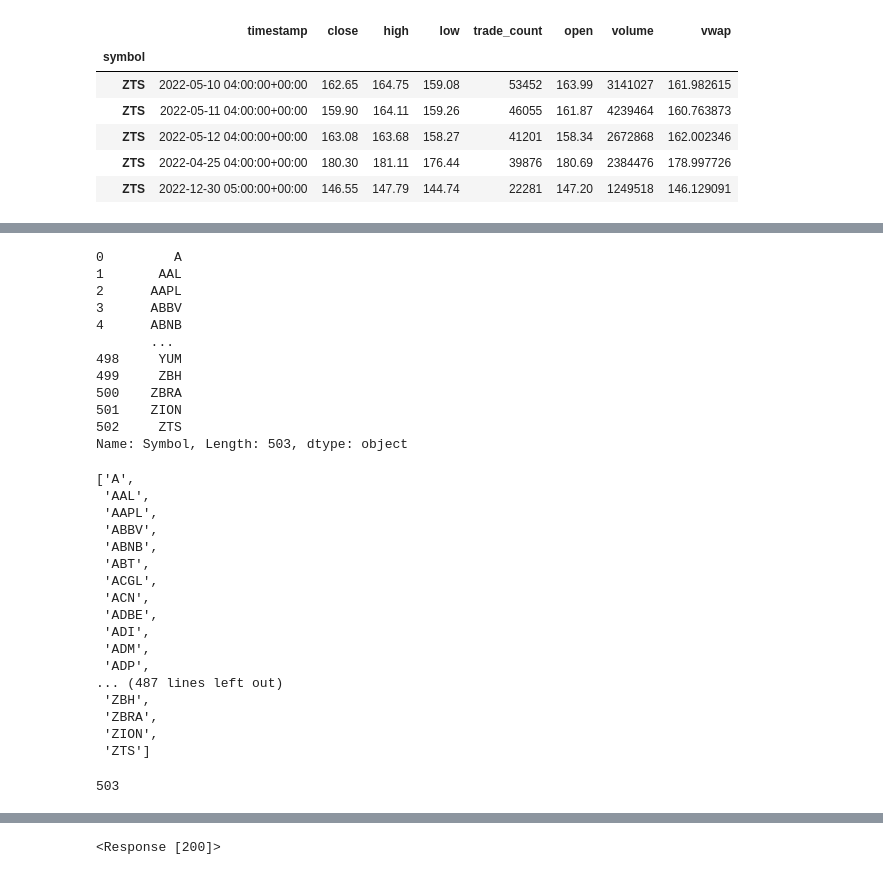
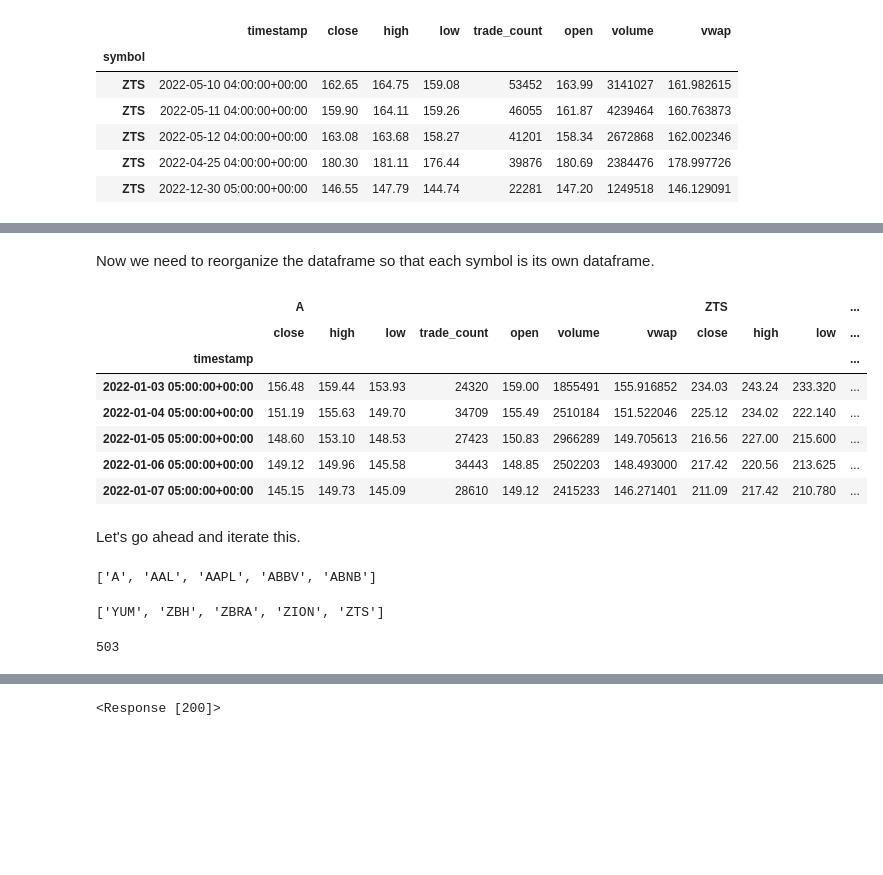
Before and after one commit to MontgomeryG/Group3Project1, a Jupyter notebook: InitialNotebook.ipynb, the cells around one changed output, grey strips where cells are left out. Saved outputs shown, nothing was run; the diff lists cells and outputs as text; code cells hidden in the pictures; blank space fills up the shorter version.

```diff
--- a/InitialNotebook.ipynb
+++ b/InitialNotebook.ipynb
@@ -282,51 +279,41 @@ selected_rows
-# %%
-# Now we can capture the symbol column
-snp500_symbols = snp500_data["Symbol"]
-
-# Preview
-# NOTICE: why do we have 503 rows? isn't it the S&P 500?
-# Although the it is called the "S&P 500", it constitutes of 503 stocks.
-snp500_symbols
-# %% [output]
-0         A
-1       AAL
-2      AAPL
-3      ABBV
-4      ABNB
-       ...
-498     YUM
-499     ZBH
-500    ZBRA
-501    ZION
-502     ZTS
-Name: Symbol, Length: 503, dtype: object
+# %% [markdown]
+Now we need to reorganize the dataframe so that each symbol is its own dataframe.
+# %%
+# We will essentially be doing this for each symbol, then concatenating all of those.
+A = snp500_price_df[snp500_price_df['symbol'] == 'A'].drop('symbol', axis=1)
+ZTS = snp500_price_df[snp500_price_df['symbol'] == 'ZTS'].drop('symbol', axis=1)
+
+test_df_A_ZTS = pd.concat([A, ZTS], axis=1, keys=['A', 'ZTS'])
+
+display(test_df_A_ZTS.head())
+# %% [output]
+|  | A |  |  |  |  |  |  | ZTS |  |  | ... |
+|  | close | high | low | trade_count | open | volume | vwap | close | high | low | ... |
+| timestamp |  |  |  |  |  |  |  |  |  |  | ... |
+| 2022-01-03 05:00:00+00:00 | 156.48 | 159.44 | 153.93 | 24320 | 159.00 | 1855491 | 155.916852 | 234.03 | 243.24 | 233.320 | ... |
+| 2022-01-04 05:00:00+00:00 | 151.19 | 155.63 | 149.70 | 34709 | 155.49 | 2510184 | 151.522046 | 225.12 | 234.02 | 222.140 | ... |
+| 2022-01-05 05:00:00+00:00 | 148.60 | 153.10 | 148.53 | 27423 | 150.83 | 2966289 | 149.705613 | 216.56 | 227.00 | 215.600 | ... |
+| 2022-01-06 05:00:00+00:00 | 149.12 | 149.96 | 145.58 | 34443 | 148.85 | 2502203 | 148.493000 | 217.42 | 220.56 | 213.625 | ... |
+| 2022-01-07 05:00:00+00:00 | 145.15 | 149.73 | 145.09 | 28610 | 149.12 | 2415233 | 146.271401 | 211.09 | 217.42 | 210.780 | ... |
+# %% [markdown]
+Let's go ahead and iterate this.
 # %%
-# Create a list of symbols so that we can set the keys easily when creating the final df
+# First, create a list of symbols so that we can set the keys easily when creating the final df.
+# Use the origional array of symbols we have above 'snp500_symbols'
 
+# Create empty list.
 snp500_symbols_list=[]
 
+# Given length of our array 'snp500_symbols', add each element of that array to our new list, 'snp500_symbols_list'
 for x in range(len(snp500_symbols)):
     snp500_symbols_list.append(snp500_symbols[x])
 
-display(snp500_symbols_list)
+# Preview list and its length
+display(snp500_symbols_list[:5])
+display(snp500_symbols_list[-5:])
 len(snp500_symbols_list)
 # %% [output]
-['A',
- 'AAL',
- 'AAPL',
- 'ABBV',
- 'ABNB',
- 'ABT',
- 'ACGL',
- 'ACN',
- 'ADBE',
- 'ADI',
- 'ADM',
- 'ADP',
-... (487 lines left out)
- 'ZBH',
- 'ZBRA',
- 'ZION',
- 'ZTS']
+['A', 'AAL', 'AAPL', 'ABBV', 'ABNB']
-503
+['YUM', 'ZBH', 'ZBRA', 'ZION', 'ZTS']
+503
 # %%
```
Also changed, not shown: parts of 22 cells of this notebook.
